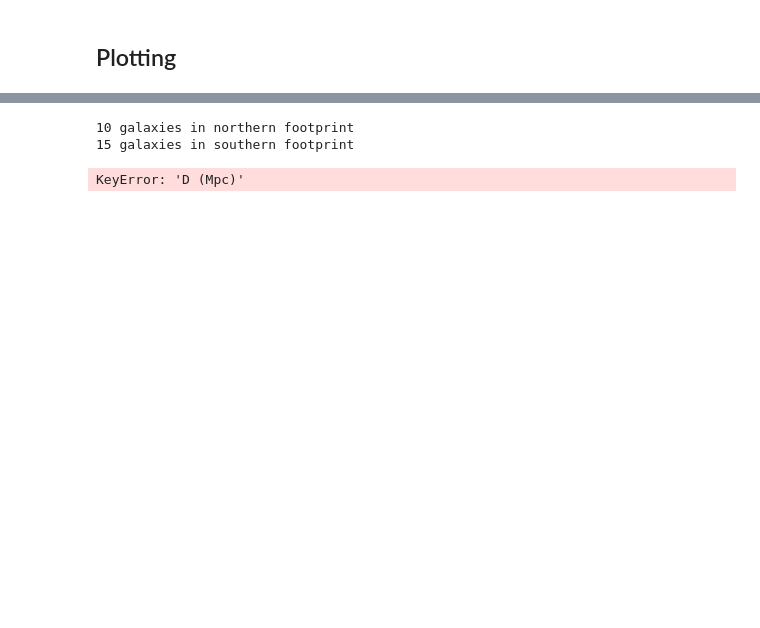
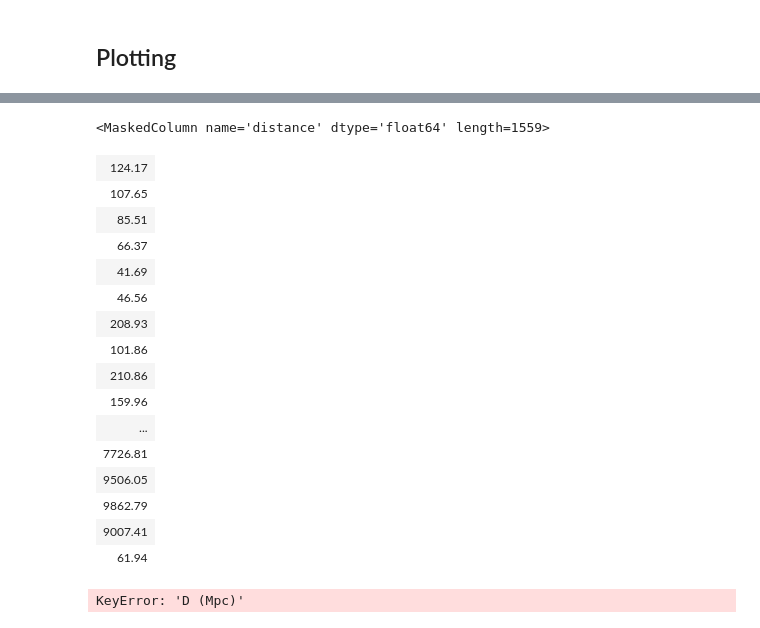
Before and after one commit to Dynamics-Penn/roman-nearfield, a Jupyter notebook: notebooks/ccs_footprints_nbgs.ipynb, the cells around one changed output, grey strips where cells are left out. Drawn from its saved outputs; the diff is of its cells as text; code cells hidden in the pictures; blank space fills up the shorter version.

```diff
--- a/notebooks/ccs_footprints_nbgs.ipynb
+++ b/notebooks/ccs_footprints_nbgs.ipynb
@@ -48,10 +68,27 @@ nbgs, nbg_coords = read_galaxies()
 nbgs_all, nbg_coords_all = read_galaxies_all(dmax=10*u.Mpc)
 nbglm = read_satellites()
+# %%
+nbgs_all['distance']
+# %% [output]
+<MaskedColumn name='distance' dtype='float64' length=1559>
+| 124.17 |
+| 107.65 |
+| 85.51 |
+| 66.37 |
+| 41.69 |
+| 46.56 |
+| 208.93 |
+| 101.86 |
+| 210.86 |
+| 159.96 |
+| ... |
+| 7726.81 |
+| 9506.05 |
+| 9862.79 |
+| 9007.41 |
+| 61.94 |
 # %%
-nbgs_in_hlwas_north, nbgs_in_hlwas_south = select_galaxies_in_footprint(combined_map_gal, nbg_coords, nbgs)
+nbgs_in_hlwas_north, nbgs_in_hlwas_south = select_galaxies_in_footprint(combined_map_gal, nbg_coords, nbgs_all)
-# %% [output]
-10 galaxies in northern footprint
-15 galaxies in southern footprint
 # %%
 nbgs_in_hlwas_north_all, nbgs_in_hlwas_south_all = select_galaxies_in_footprint(combined_map_gal, nbg_coords_all, nbgs_all)
 # %% [output]
```
Also changed, not shown: parts of 2 cells of this notebook, 1 other file.
